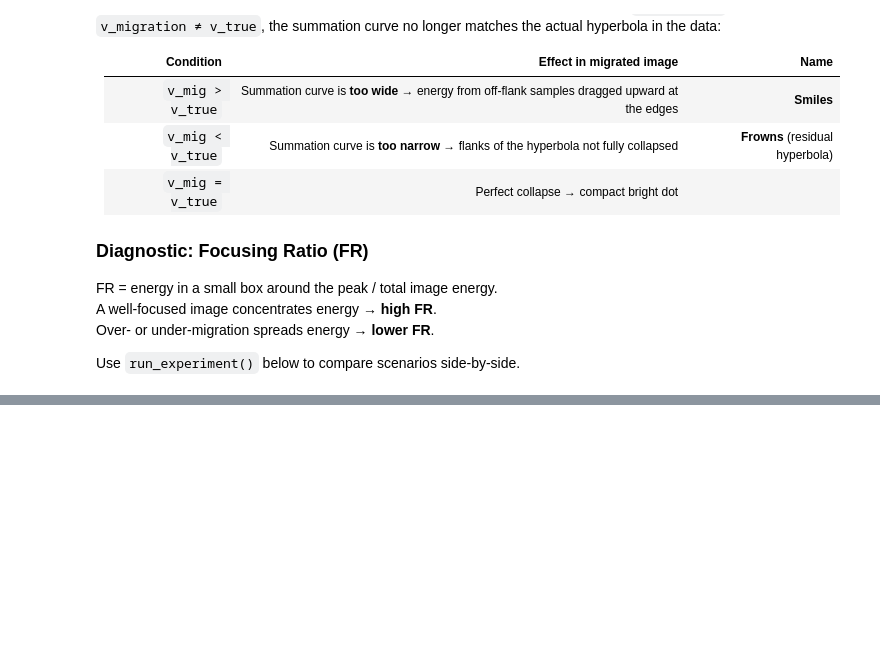
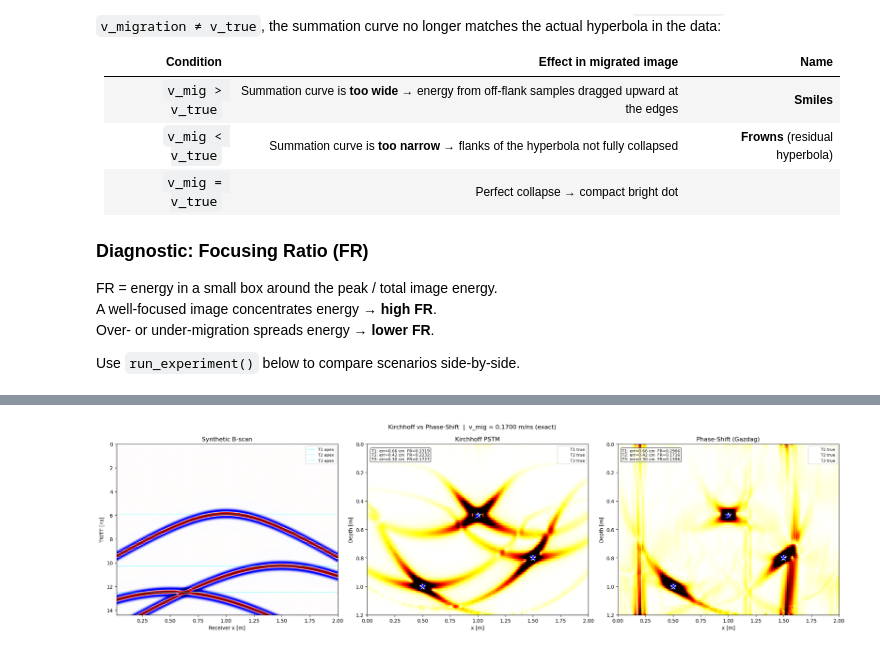
Before and after one commit to ConnervanK/Thesiss, a Jupyter notebook: TimeLapse_Notebooks/Migration_Playground.ipynb, the cells around one changed output, grey strips where cells are left out. Saved outputs shown, nothing was run; the diff lists cells and outputs as text; code cells hidden in the pictures; blank space fills up the shorter version.

```diff
--- a/TimeLapse_Notebooks/Migration_Playground.ipynb
+++ b/TimeLapse_Notebooks/Migration_Playground.ipynb
@@ -477,0 +575,92 @@ T2     (1.50,0.80)        (1.387,0.756)      12.12   0.11397
+# %%
+# ── Method comparison plot ────────────────────────────────────────────────
+def compare_methods(bscan, kirchhoff_img, ps_img, time_ns, rx_pos,
+                    x_img, z_img, targets, kh_fq, ps_fq,
+                    v_migration, v_true):
+    '''3-panel (21,6): B-scan | Kirchhoff envelope | Phase-Shift envelope.
+
+    Both migration images are independently normalised to peak=1 before the
+    envelope is taken, so the shared vmax gives a fair visual comparison of
+    focus quality rather than absolute amplitude.
+    '''
+    # Normalise both to peak=1 — kirchhoff_pstm returns raw (unnormalized) values,
+    # which are ~100× larger than the phase-shift image (already peak=1).
+    # Without this, the shared vmax is Kirchhoff-dominated and Phase-Shift appears invisible.
+    kh_norm = kirchhoff_img / (np.max(np.abs(kirchhoff_img)) + 1e-30)
+    ps_norm = ps_img         / (np.max(np.abs(ps_img))        + 1e-30)
+
+    env_kh = np.abs(hilbert(kh_norm, axis=0))   # (n_z, n_x)
+    env_ps = np.abs(hilbert(ps_norm, axis=0))
+
+    # shared colour scale across both migration panels
+    vmax = np.percentile(np.concatenate([env_kh.ravel(), env_ps.ravel()]), 98)
+
+    fig, axes = plt.subplots(1, 3, figsize=(21, 6))
+
+    # ── Panel 1: raw B-scan ───────────────────────────────────────────────
+    ax = axes[0]
+    p98 = np.percentile(np.abs(bscan), 98)
+    ax.imshow(bscan.T, aspect='auto', cmap='seismic',
+              vmin=-p98, vmax=p98,
+              extent=[rx_pos[0], rx_pos[-1], time_ns[-1], time_ns[0]],
+              origin='upper')
+    for tgt in targets:
+        r_tx  = np.sqrt((tgt['x'] - tx_x)**2 + tgt['z']**2)
+        t_apex = (r_tx + tgt['z']) / v_true
+        ax.axhline(t_apex, color='cyan', lw=0.8, ls='--', alpha=0.85,
+                   label=f"{tgt['label']} apex")
+    ax.set_xlabel('Receiver x [m]')
+    ax.set_ylabel('TWTT [ns]')
+    ax.set_title('Synthetic B-scan')
+    ax.legend(fontsize=8, loc='upper right')
+
+    # ── Panels 2 & 3: migration envelopes ────────────────────────────────
+    titles  = ['Kirchhoff PSTM', 'Phase-Shift (Gazdag)']
+    envs    = [env_kh, env_ps]
+    fq_sets = [kh_fq, ps_fq]
+
+    for col, (ax, title, env, fq) in enumerate(zip(axes[1:], titles, envs, fq_sets)):
+        ax.imshow(env, aspect='auto', cmap='hot_r', vmin=0, vmax=vmax,
+                  extent=[x_img[0], x_img[-1], z_img[-1], z_img[0]],
+                  origin='upper')
+
+        for tgt in targets:
+            ax.plot(tgt['x'], tgt['z'], 'w*', ms=12,
+                    label=f"{tgt['label']} true")
+
+        fr_lines = []
+        for r in fq:
+            ax.plot(r['x_peak'], r['z_peak'], 'bx', ms=10, mew=2)
+            fr_lines.append(
+                f"{r['label']}: err={r['pos_error_m']*100:.2f} cm  FR={r['focusing_ratio']:.4f}")
+        ax.text(0.02, 0.97, '\n'.join(fr_lines), transform=ax.transAxes,
+                fontsize=8, va='top', ha='left',
+                bbox=dict(boxstyle='round,pad=0.3', facecolor='white', alpha=0.75))
+
+        ax.set_xlabel('x [m]')
+        ax.set_ylabel('Depth [m]')
+        ax.set_title(title)
+        ax.legend(fontsize=8, loc='upper right')
+
+    v_err = (v_migration / v_true - 1.0) * 100.0
+    v_str = f'{v_err:+.1f}%' if abs(v_err) > 0.01 else 'exact'
+    fig.suptitle(f'Kirchhoff vs Phase-Shift  |  v_mig = {v_migration:.4f} m/ns ({v_str})',
+                 fontsize=12)
+    plt.tight_layout()
+    plt.show()
+
+    # ── Comparison table ──────────────────────────────────────────────────
+    print(f'\n{"Target":<8} {"Kirchhoff FR":>14} {"Phase-Shift FR":>16} {"Winner":>8}')
+    print('-' * 50)
+    for kh, ps in zip(kh_fq, ps_fq):
+        winner = 'PS' if ps['focusing_ratio'] > kh['focusing_ratio'] else 'KH'
+        print(f"{kh['label']:<8} {kh['focusing_ratio']:>14.5f} "
+              f"{ps['focusing_ratio']:>16.5f} {winner:>8}")
+    return fig
+
+
+compare_methods(bscan, migrated, ps_image, time_ns, rx_pos,
+                x_img, z_img, targets, fq_results, ps_fq,
+                v_migration, v_true)
+# %% [output]
+[figure, added]
```
Also changed, not shown: parts of 10 cells of this notebook.
